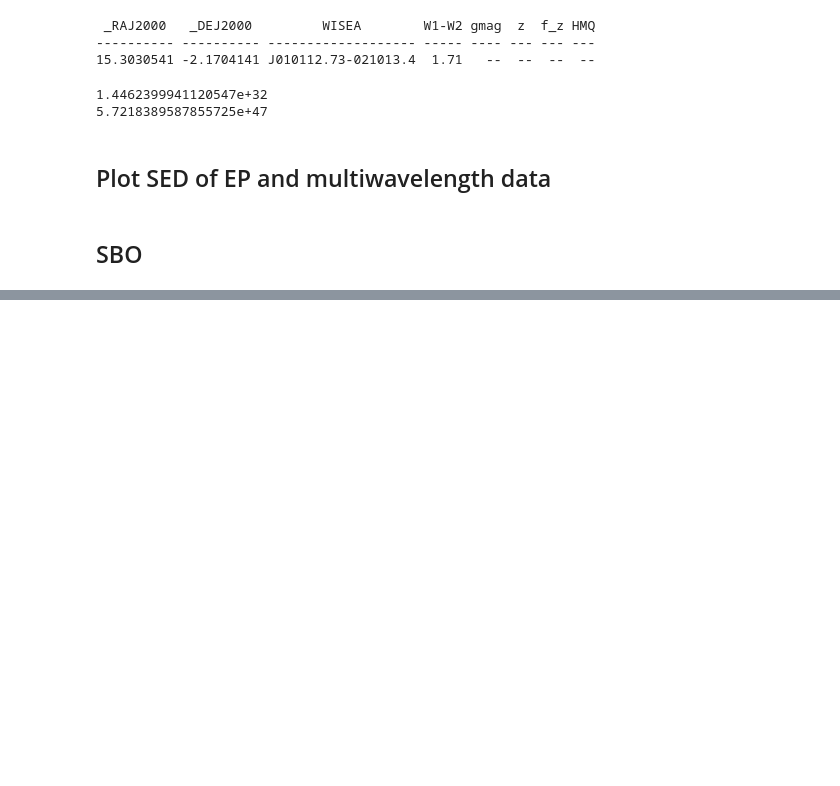
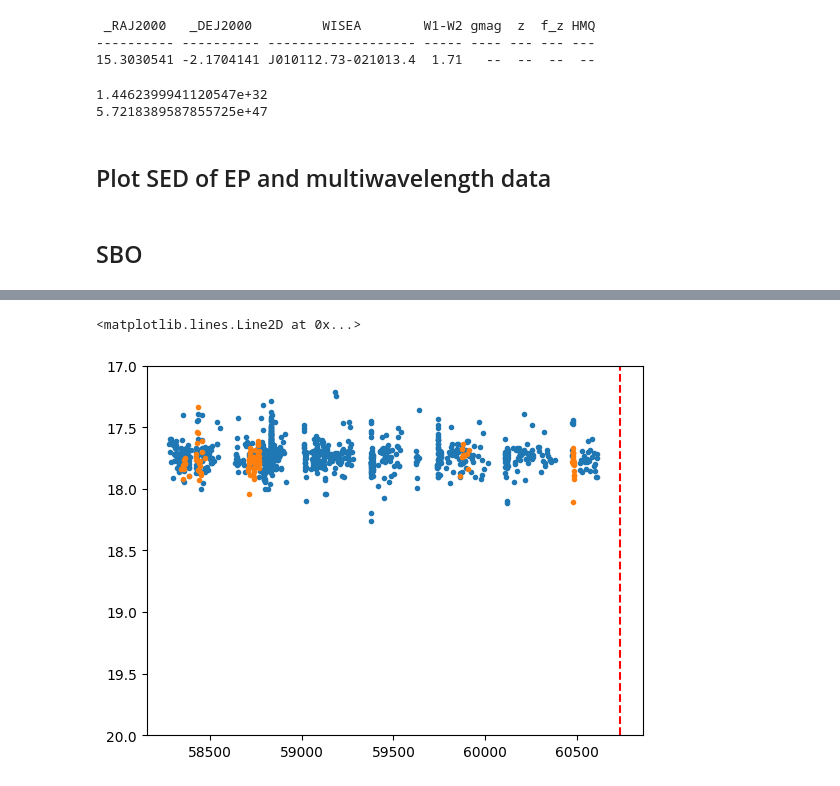
Before and after one commit to LAujust/EPTools, a Jupyter notebook: Examples.ipynb, the cells around one changed output, grey strips where cells are left out. Cells and saved outputs as stored; diff of their text form; code cells hidden in the pictures; blank space fills up the shorter version.

```diff
--- a/Examples.ipynb
+++ b/Examples.ipynb
@@ -136,3 +136,8 @@ print(flx2lum(f,d))
 ## Plot SED of EP and multiwavelength data
 # %% [markdown]
 ## SBO
+# %%
+ra, dec = 41.0129,	53.4745
+cros = EPTools.Crossmatch()
+data = cros.ztf_lc('%s %s'%(ra,dec),band='r',match_rad=1)
+data
@@ -138,0 +165,12 @@ print(flx2lum(f,d))
+# %%
+from astropy.time import Time
+t_now = Time.now()
+for oid in np.unique(data['oid']):
+    mjd = data[data['oid']==oid]['mjd']
+    mag = data[data['oid']==oid]['mag']
+    plt.plot(mjd,mag,'.')
+    plt.ylim([20,17])
+plt.axvline(t_now.mjd,color='r',ls='--')
+# %% [output]
+<matplotlib.lines.Line2D at 0x...>
+[figure, added]
```
Also changed, not shown: parts of 1 cell of this notebook, 1 other file.
